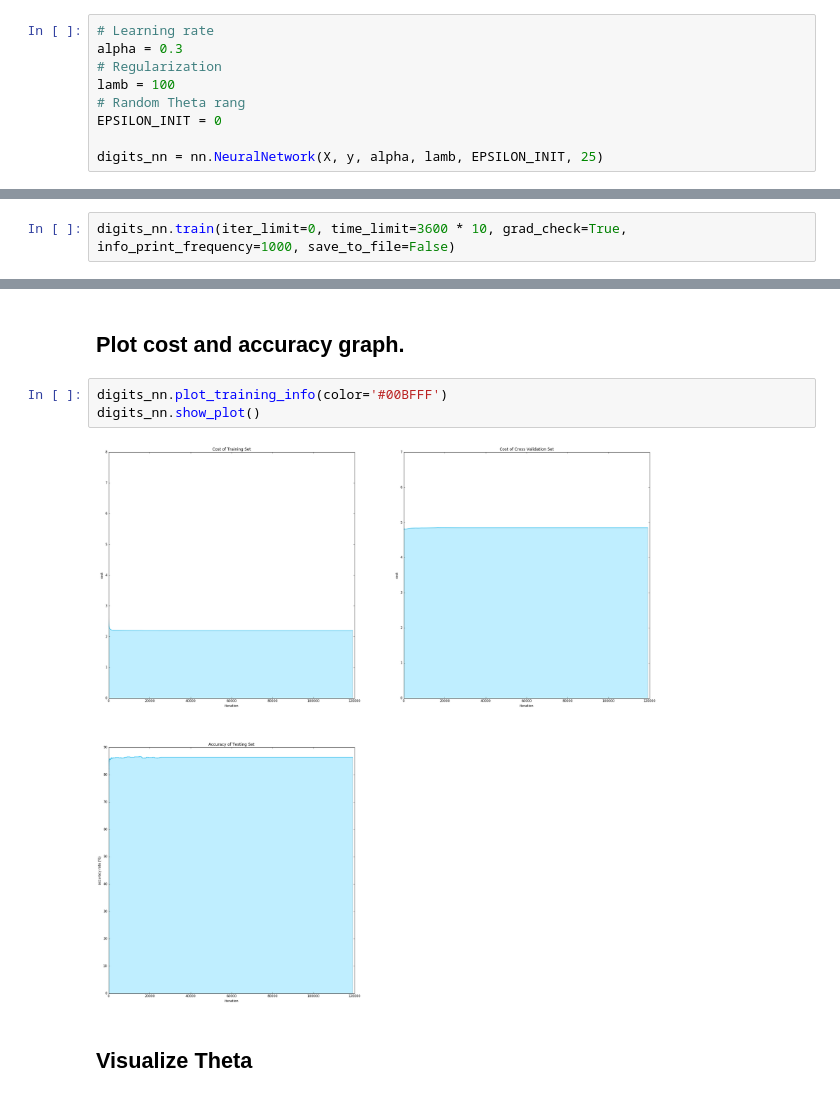
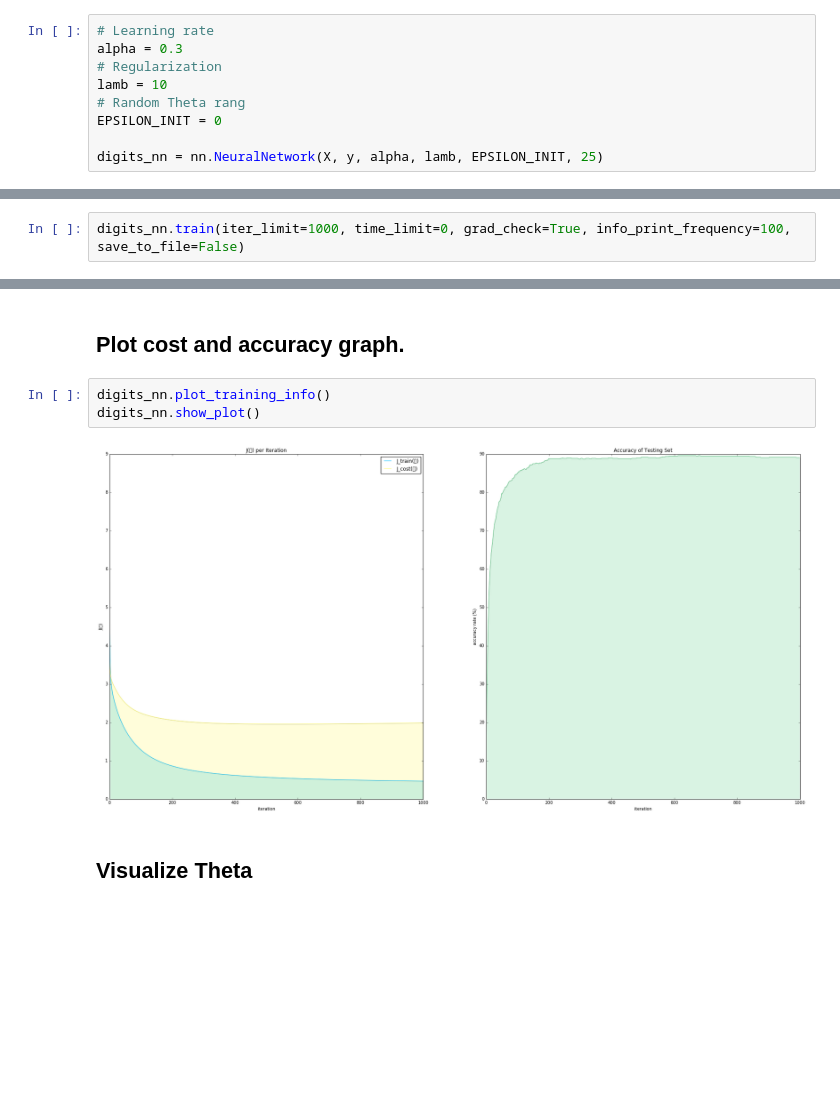
Before and after one commit to shuyangsun/neural_network_back_propagation, a Jupyter notebook: nn_digits_25.ipynb, the cells around one changed output, grey strips where cells are left out. Saved outputs shown, nothing was run; the diff lists cells and outputs as text; blank space fills up the shorter version.

Commit message:
Training and cross validation plot are on the same graph now.

```diff
--- a/nn_digits_25.ipynb
+++ b/nn_digits_25.ipynb
@@ -22,7 +22,7 @@ y = augmented_matrix[:, -1]
 # Learning rate
 alpha = 0.3
 # Regularization
-lamb = 100
+lamb = 10
 # Random Theta rang
 EPSILON_INIT = 0
 
@@ -30,7 +30,7 @@ digits_nn = nn.NeuralNetwork(X, y, alpha, lamb, EPSILON_INIT, 25)
 # %% [markdown]
 ## Start training
 # %%
-digits_nn.train(iter_limit=0, time_limit=3600 * 10, grad_check=True, info_print_frequency=1000, save_to_file=False)
+digits_nn.train(iter_limit=1000, time_limit=0, grad_check=True, info_print_frequency=100, save_to_file=False)
 # %% [output]
 Started training...
 Started gradient checking...
@@ -68,10 +70,10 @@ Prediction:
 # %% [markdown]
 ## Plot cost and accuracy graph.
 # %%
-digits_nn.plot_training_info(color='#00BFFF')
+digits_nn.plot_training_info()
 digits_nn.show_plot()
 # %% [output]
-[figure, old version]
+[figure, new version]
 # %% [markdown]
 ## Visualize Theta
 # %%
```
Also changed, not shown: parts of 3 cells of this notebook, 2 other files.
